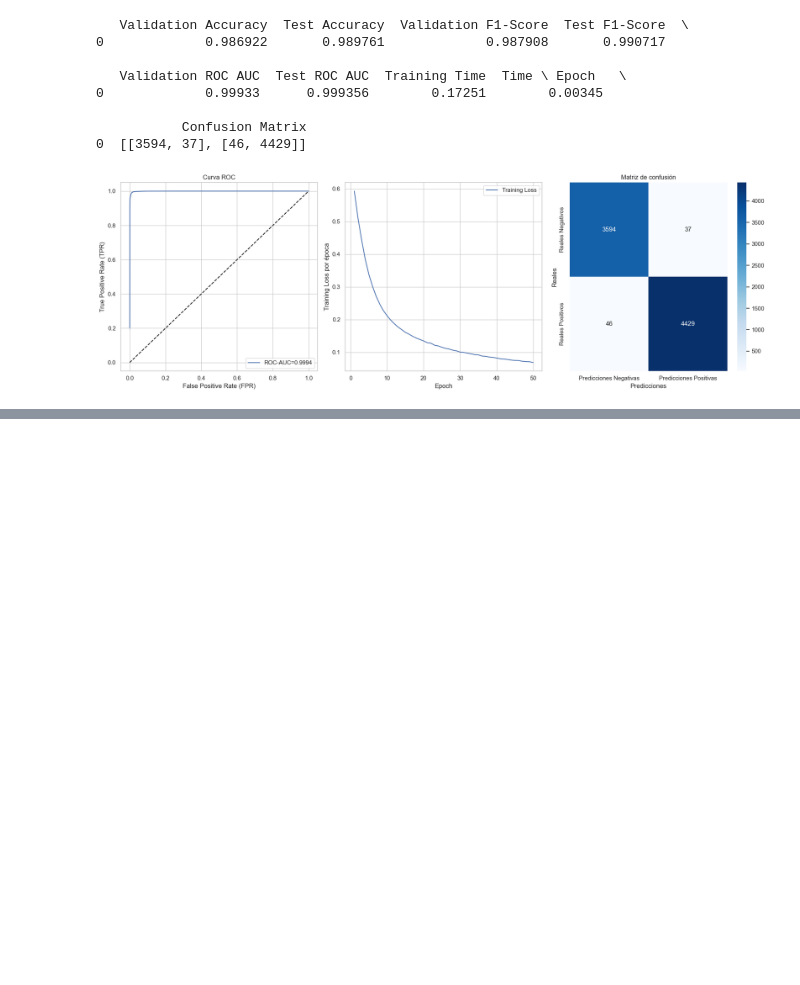
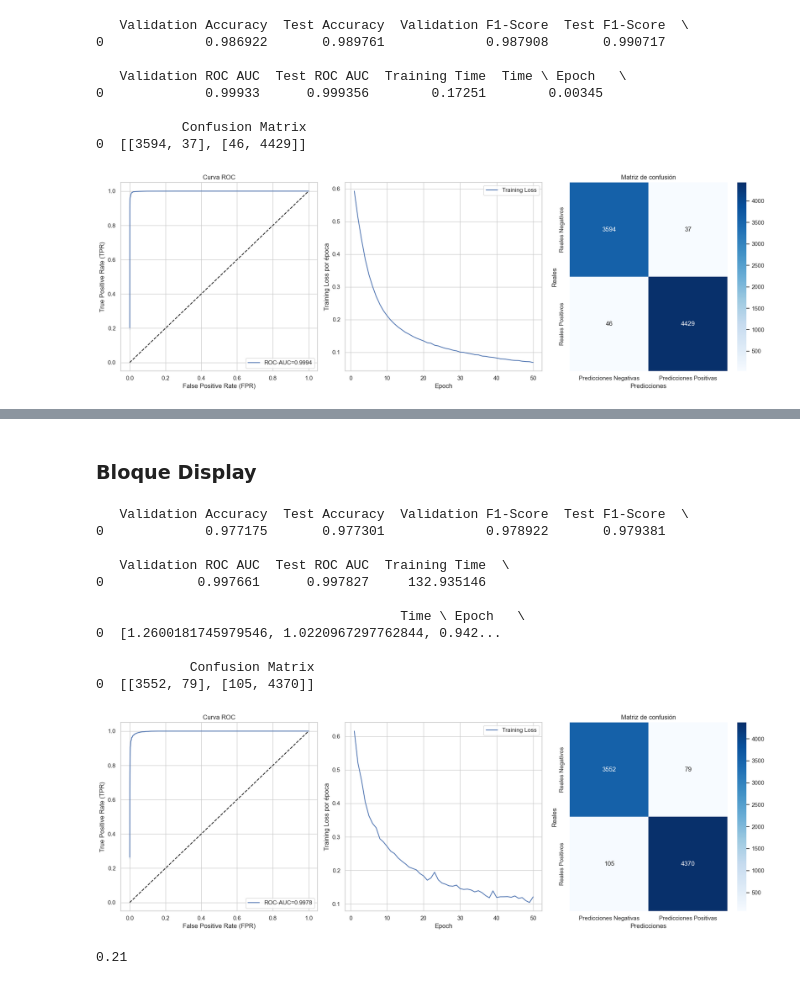
Before and after one commit to AlexMadrid-coder/alejandromadrid, a Jupyter notebook: TRANSFORMER-COMPARISON/transformers-comparison.ipynb, the cells around one changed output, grey strips where cells are left out. Cells and saved outputs as stored; diff of their text form; code cells hidden in the pictures; blank space fills up the shorter version.

```diff
--- a/TRANSFORMER-COMPARISON/transformers-comparison.ipynb
+++ b/TRANSFORMER-COMPARISON/transformers-comparison.ipynb
@@ -299,0 +390,53 @@ Voy a ir poco a poco incluyendo los valores de cada algoritmo para hacer el aná
+# %% [markdown]
+### Bloque Display
+# %%
+tabNet_df = pd.DataFrame(tabNet_metricas)
+print(tabNet_df)
+
+# Creamos los plots para la roc-curve y la pérdida por época en seaborn
+
+sns.set_theme(style="whitegrid")
+
+plt.figure(figsize=(18,6))
+# Plot para la curva roc
+plt.subplot(1,3,1)
+sns.lineplot(x=tabNet_fpr, y=tabNet_tpr, label=f'ROC-AUC={tabNet_test_roc_auc:.4f}')
+plt.plot([0,1], [0,1], 'k--')
+plt.xlabel('False Positive Rate (FPR)')
+plt.ylabel('True Positive Rate (TPR)')
+plt.title('Curva ROC')
+plt.legend(loc='lower right')
+# Plot para la pérdida por época
+plt.subplot(1,3,2)
+epocas = list(range(1, len(tabNet_loss_curve) + 1))
+sns.lineplot(x=epocas, y=tabNet_loss_curve, label='Training Loss')
+plt.xlabel('Epoch')
+plt.ylabel('Training Loss por época')
+plt.legend(loc='upper right')
+# Plot para la matriz de confusión
+plt.subplot(1,3,3)
+sns.heatmap(tabNet_conf_matrix, annot=True, fmt='d', cmap='Blues',
+            xticklabels=['Predicciones Negativas', 'Predicciones Positivas'], yticklabels=['Reales Negativos', 'Reales Positivos'])
+plt.xlabel('Predicciones')
+plt.ylabel('Reales')
+plt.title('Matriz de confusión')
+#
+plt.tight_layout()
+plt.show()
+# %% [output]
+   Validation Accuracy  Test Accuracy  Validation F1-Score  Test F1-Score  \
+0             0.977175       0.977301             0.978922       0.979381
+
+   Validation ROC AUC  Test ROC AUC  Training Time  \
+0            0.997661      0.997827     132.935146
+
+                                       Time \ Epoch   \
+0  [1.2600181745979546, 1.0220967297762844, 0.942...
+
+            Confusion Matrix
+0  [[3552, 79], [105, 4370]]
+[figure, added]
+# %%
+print(f'{np.mean(tabNet_time_epoch):.2f}')
+# %% [output]
+0.21
```
Also changed, not shown: parts of 10 cells of this notebook.
